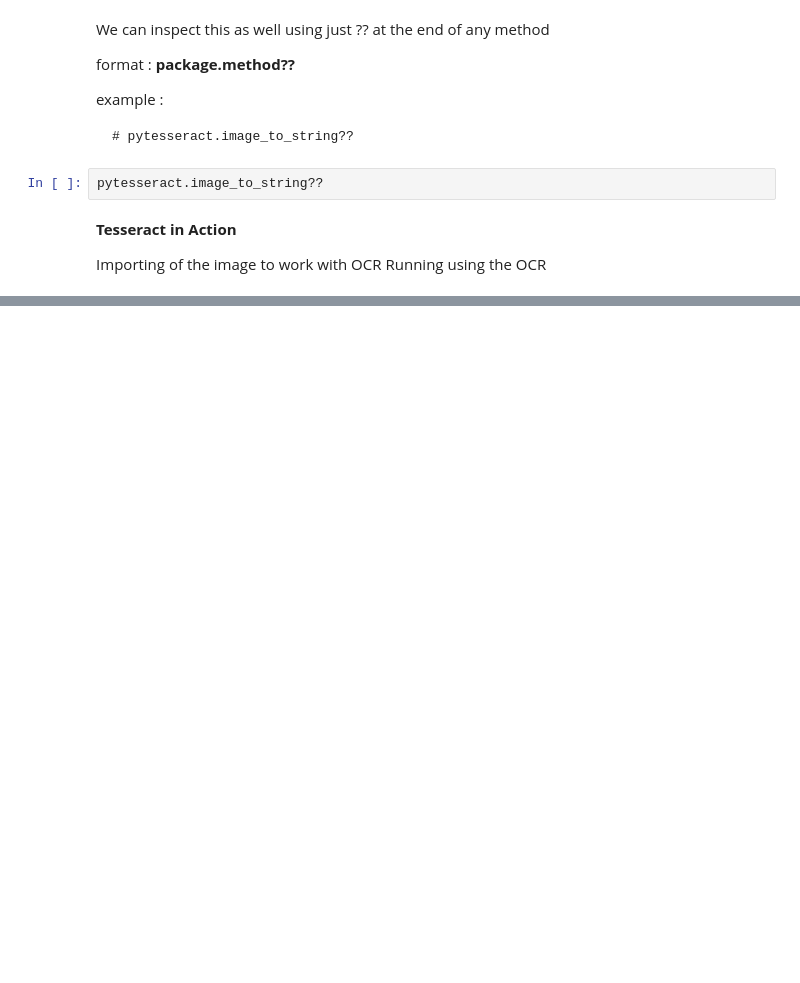
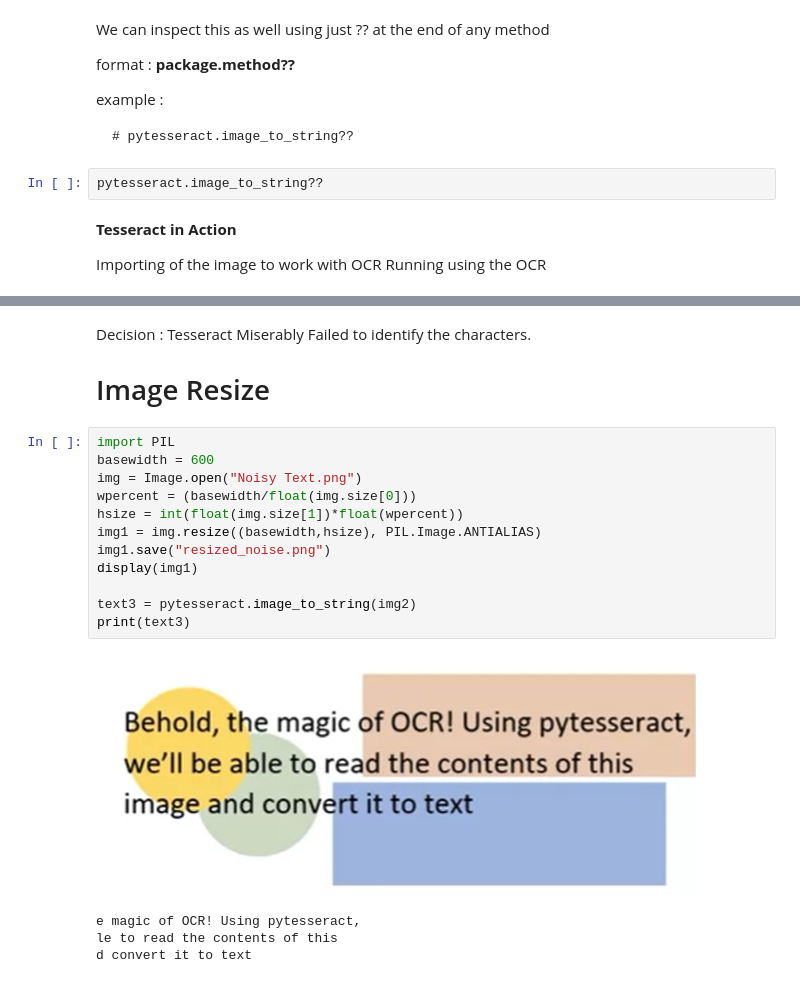
Before and after one commit to arafMustavi/python, a Jupyter notebook: pyTessaract.ipynb, the cells around one changed output, grey strips where cells are left out. Saved outputs shown, nothing was run; the diff lists cells and outputs as text; blank space fills up the shorter version.

Commit message:
tessarect | with noise | binarization

```diff
--- a/pyTessaract.ipynb
+++ b/pyTessaract.ipynb
@@ -63,0 +149,21 @@ I followed this [medium](https://medium.com/@bhadreshpsavani/how-to-use-tesserac
+# %% [markdown]
+Decision : Tesseract Miserably Failed to identify the characters.
+
+# Image Resize
+# %%
+import PIL
+basewidth = 600
+img = Image.open("Noisy Text.png")
+wpercent = (basewidth/float(img.size[0]))
+hsize = int(float(img.size[1])*float(wpercent))
+img1 = img.resize((basewidth,hsize), PIL.Image.ANTIALIAS)
+img1.save("resized_noise.png")
+display(img1)
+
+text3 = pytesseract.image_to_string(img2)
+print(text3)
+# %% [output]
+[figure, added]
+e magic of OCR! Using pytesseract,
+le to read the contents of this
+d convert it to text
```
Also changed, not shown: parts of 18 cells of this notebook.
